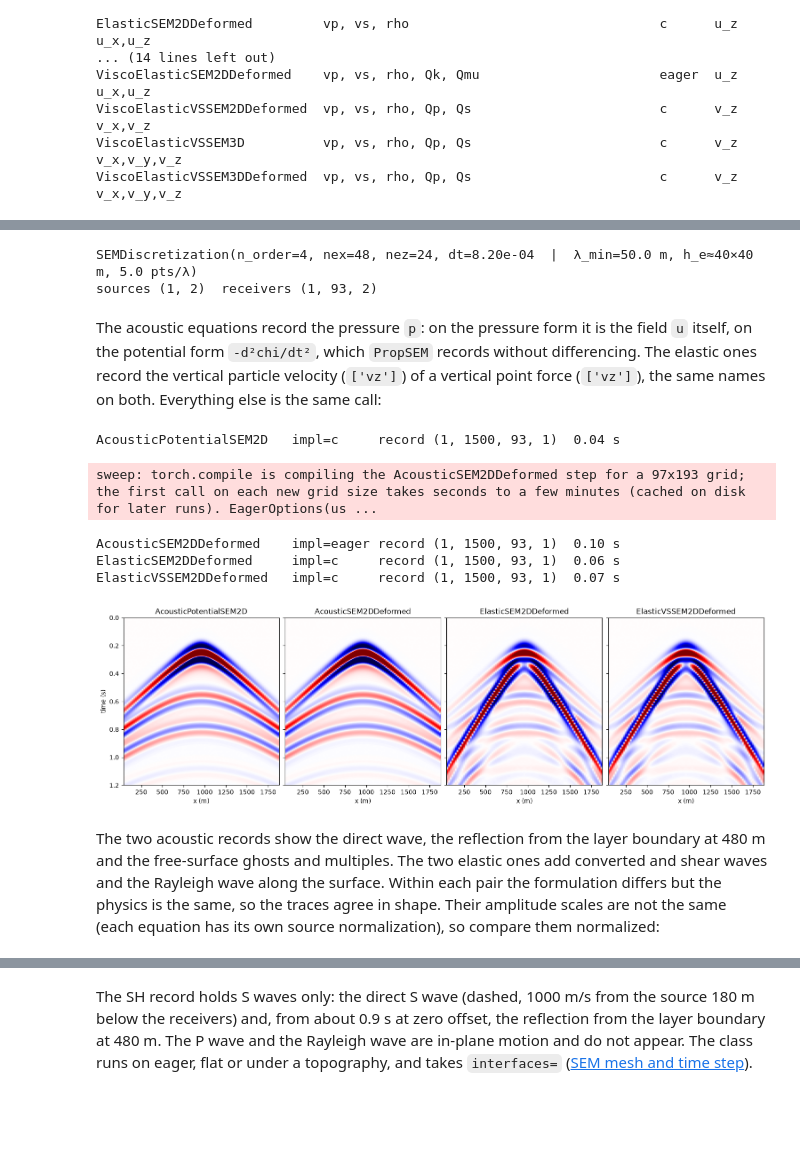
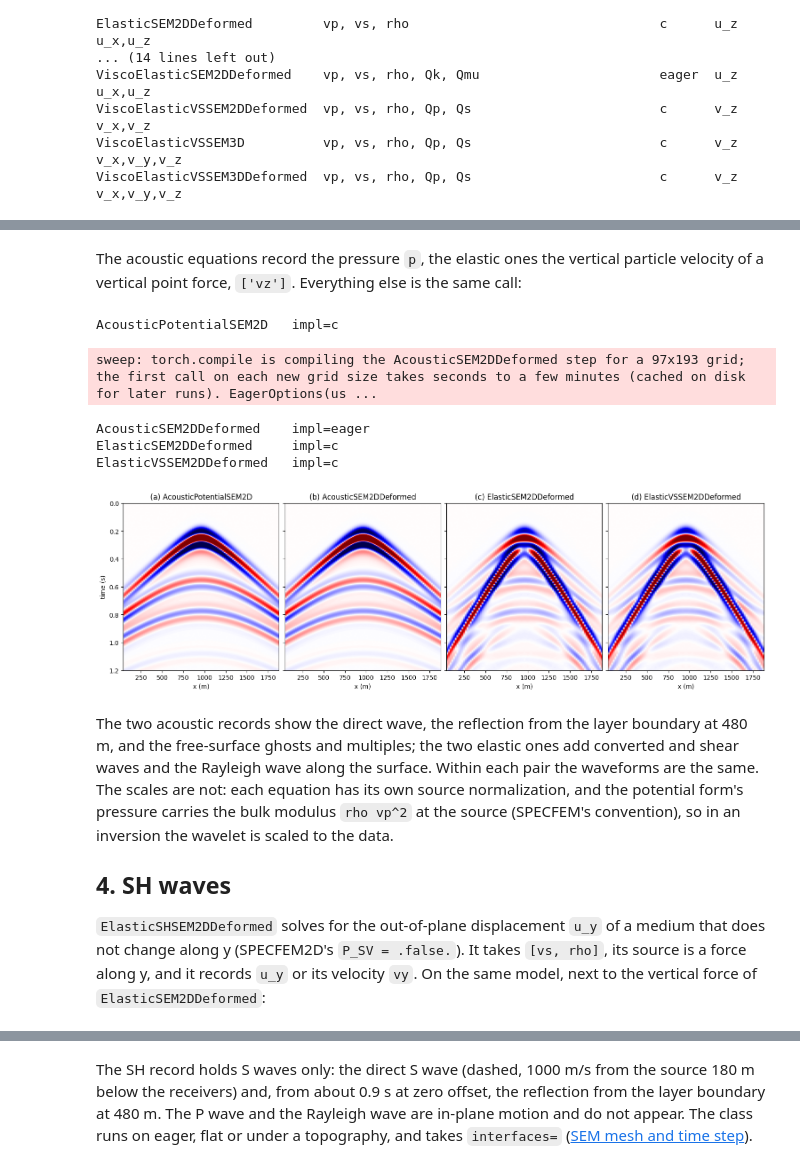
Before and after one commit to DeepWave-KAUST/sweep, a Jupyter notebook: docs/notebooks/51_sem_equations_and_models.ipynb, the cells around one changed output, grey strips where cells are left out. Cells and saved outputs as stored; diff of their text form; code cells hidden in the pictures; blank space fills up the shorter version.

```diff
--- a/docs/notebooks/51_sem_equations_and_models.ipynb
+++ b/docs/notebooks/51_sem_equations_and_models.ipynb
@@ -155,12 +135,7 @@ of receivers 20 m deep. The acoustic equations see `vp` only; the elastic ones s
 # %%
 dh, n_order = 10.0, 4
 shape = (97, 193)                          # 960 m x 1920 m, 24 x 48 elements
-f0 = 8.0
-d = suggest_discretization((shape[1] - 1) * dh, (shape[0] - 1) * dh,
-                           v_min=1000.0, v_max=2500.0, f0=f0, n_order=n_order)
-print(d)
-dt = 0.8e-3                                # just below the suggested step
-nt = 1500
+f0, dt, nt = 8.0, 0.8e-3, 1500
 
 vp  = torch.full(shape, 1800.0); vp[48:]  = 2500.0
 vs  = torch.full(shape, 1000.0); vs[48:]  = 1400.0
@@ -171,16 +146,9 @@ wavelet = ricker(np.arange(nt) * dt - 1.2 / f0, f=f0).astype(np.float32)
 src = np.array([[shape[1] // 2, 20]])                      # [ix, iz]
 rx = np.arange(4, shape[1] - 4, 2)
 rec = np.stack([rx, np.full_like(rx, 2)], axis=1)[None]   # (1, nrec, 2)
-print('sources', src.shape, ' receivers', rec.shape)
-# %% [output]
-SEMDiscretization(n_order=4, nex=48, nez=24, dt=8.20e-04  |  λ_min=50.0 m, h_e≈40×40 m, 5.0 pts/λ)
-sources (1, 2)  receivers (1, 93, 2)
 # %% [markdown]
-The acoustic equations record the pressure `p`: on the pressure form it is the
-field `u` itself, on the potential form `-d²chi/dt²`, which `PropSEM` records
-without differencing. The elastic ones record the vertical particle velocity
-(`['vz']`) of a vertical point force (`['vz']`), the same names on both.
-Everything else is the same call:
+The acoustic equations record the pressure `p`, the elastic ones the vertical particle
+velocity of a vertical point force, `['vz']`. Everything else is the same call:
 # %%
 runs = {
     'AcousticPotentialSEM2D': (AcousticPotentialSEM2D, [vp],          ['p']),
@@ -190,44 +158,44 @@ runs = {
 }
 records = {}
 for name, (eq, models, rtype) in runs.items():
-    kw = {} if eq in (AcousticPotentialSEM2D, AcousticSEM2DDeformed) else \
-         dict(source_type=['vz'])
+    kw = dict(source_type=['vz']) if 'Elastic' in name else {}
     solver = PropSEM(eq, shape=shape, dh=dh, dt=dt, n_order=n_order, abcn=40,
                      free_surface=True, f_dominant=f0, receiver_type=rtype,
                      device=device, **kw)
-    for rep in range(2):                   # the 2nd call shows the time without compiling
-        t0 = time.perf_counter()
-        with torch.no_grad():
-            out = solver(wavelet, src, rec, models=models)
-        if device == 'cuda':
-            torch.cuda.synchronize()
-        sec = time.perf_counter() - t0
-    records[name] = out[0, :, :, 0].cpu().numpy()
-    print(f'{name:24s} impl={solver.impl:5s} record {tuple(out.shape)}  {sec:.2f} s')
+    with torch.no_grad():
+        records[name] = solver(wavelet, src, rec, models=models)[0, :, :, 0].cpu().numpy()
+    print(f'{name:24s} impl={solver.impl}')
 # %% [output]
-AcousticPotentialSEM2D   impl=c     record (1, 1500, 93, 1)  0.04 s
+AcousticPotentialSEM2D   impl=c
 sweep: torch.compile is compiling the AcousticSEM2DDeformed step for a 97x193 grid; the first call on each new grid size takes seconds to a few minutes (cached on disk for later runs). EagerOptions(us ...
-AcousticSEM2DDeformed    impl=eager record (1, 1500, 93, 1)  0.10 s
-ElasticSEM2DDeformed     impl=c     record (1, 1500, 93, 1)  0.06 s
-ElasticVSSEM2DDeformed   impl=c     record (1, 1500, 93, 1)  0.07 s
+AcousticSEM2DDeformed    impl=eager
+ElasticSEM2DDeformed     impl=c
+ElasticVSSEM2DDeformed   impl=c
 # %%
 def show(ax, g, title):
     v = np.percentile(np.abs(g), 98)
     ax.imshow(g, cmap='seismic', vmin=-v, vmax=v, aspect='auto',
               extent=[rx[0] * dh, rx[-1] * dh, nt * dt, 0])
     ax.set_title(title); ax.set_xlabel('x (m)')
 
 fig, axes = plt.subplots(1, 4, figsize=(15, 4.5), sharey=True, constrained_layout=True)
-for ax, (name, g) in zip(axes, records.items()):
-    show(ax, g, name)
+for ax, lab, (name, g) in zip(axes, 'abcd', records.items()):
+    show(ax, g, f'({lab}) {name}')
 axes[0].set_ylabel('time (s)')
 plt.show()
 # %% [output]
-[figure, old version]
+[figure, new version]
 # %% [markdown]
-The two acoustic records show the direct wave, the reflection from the layer
-boundary at 480 m and the free-surface ghosts and multiples. The two elastic
-ones add converted and shear waves and the Rayleigh wave along the surface.
-Within each pair the formulation differs but the physics is the same, so the
-traces agree in shape. Their amplitude scales are not the same (each equation
-has its own source normalization), so compare them normalized:
+The two acoustic records show the direct wave, the reflection from the layer boundary at
+480 m, and the free-surface ghosts and multiples; the two elastic ones add converted and
+shear waves and the Rayleigh wave along the surface. Within each pair the waveforms are the
+same. The scales are not: each equation has its own source normalization, and the potential
+form's pressure carries the bulk modulus `rho vp^2` at the source (SPECFEM's convention), so
+in an inversion the wavelet is scaled to the data.
+
+## 4. SH waves
+
+`ElasticSHSEM2DDeformed` solves for the out-of-plane displacement `u_y` of a medium that
+does not change along y (SPECFEM2D's `P_SV = .false.`). It takes `[vs, rho]`, its source is
+a force along y, and it records `u_y` or its velocity `vy`. On the same model, next to the
+vertical force of `ElasticSEM2DDeformed`:
```
Also changed, not shown: parts of 10 cells of this notebook, 19 other files.
